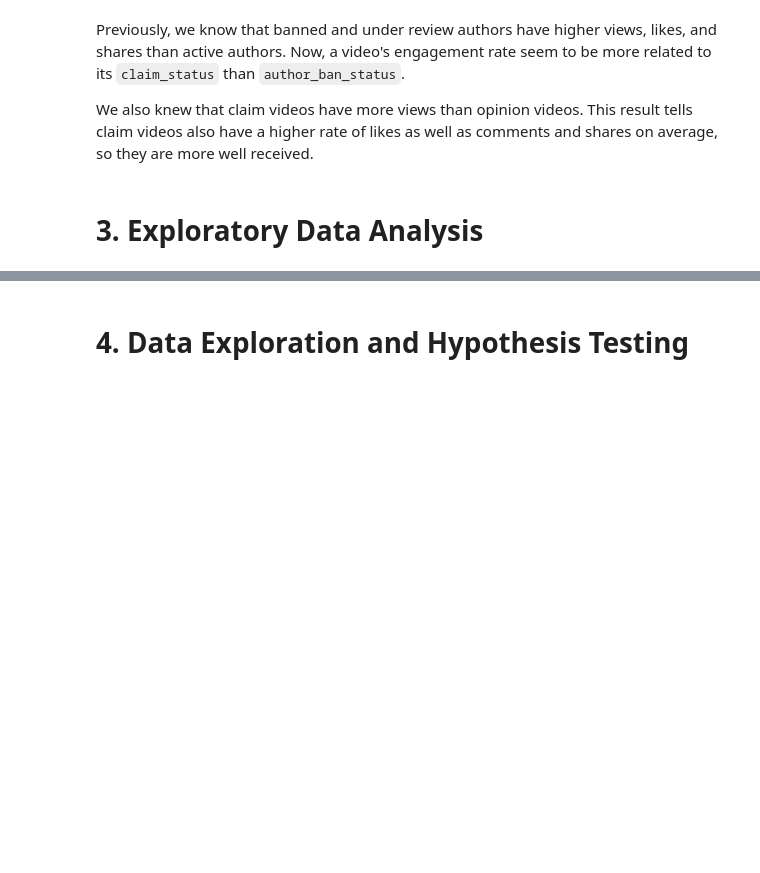
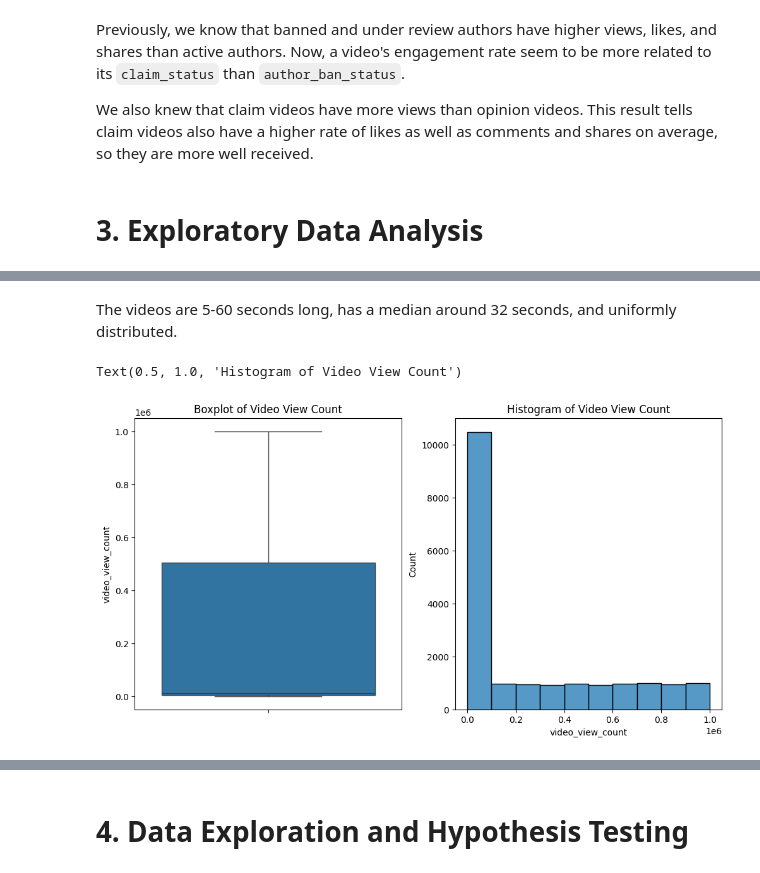
Before and after one commit to hugocheong/tiktok-claims-classification, a Jupyter notebook: claims-project.ipynb, the cells around one changed output, grey strips where cells are left out. Cells and saved outputs as stored; diff of their text form; code cells hidden in the pictures; blank space fills up the shorter version.

```diff
--- a/claims-project.ipynb
+++ b/claims-project.ipynb
@@ -190,0 +207,13 @@ We also knew that claim videos have more views than opinion videos. This result
+# %% [markdown]
+The videos are 5-60 seconds long, has a median around 32 seconds, and uniformly distributed.
+# %%
+# Create a boxplot for `video_view_count`
+# Create a histogram for `video_view_count`
+fig, ax = plt.subplots(1, 2, figsize=(12, 6))
+sns.boxplot(data['video_view_count'], ax = ax[0])
+ax[0].set_title('Boxplot of Video View Count')
+sns.histplot(data['video_view_count'], bins = range(0, 1000001, 100000), ax = ax[1])
+ax[1].set_title('Histogram of Video View Count')
+# %% [output]
+Text(0.5, 1.0, 'Histogram of Video View Count')
+[figure, added]
```
Also changed, not shown: parts of 12 cells of this notebook.
